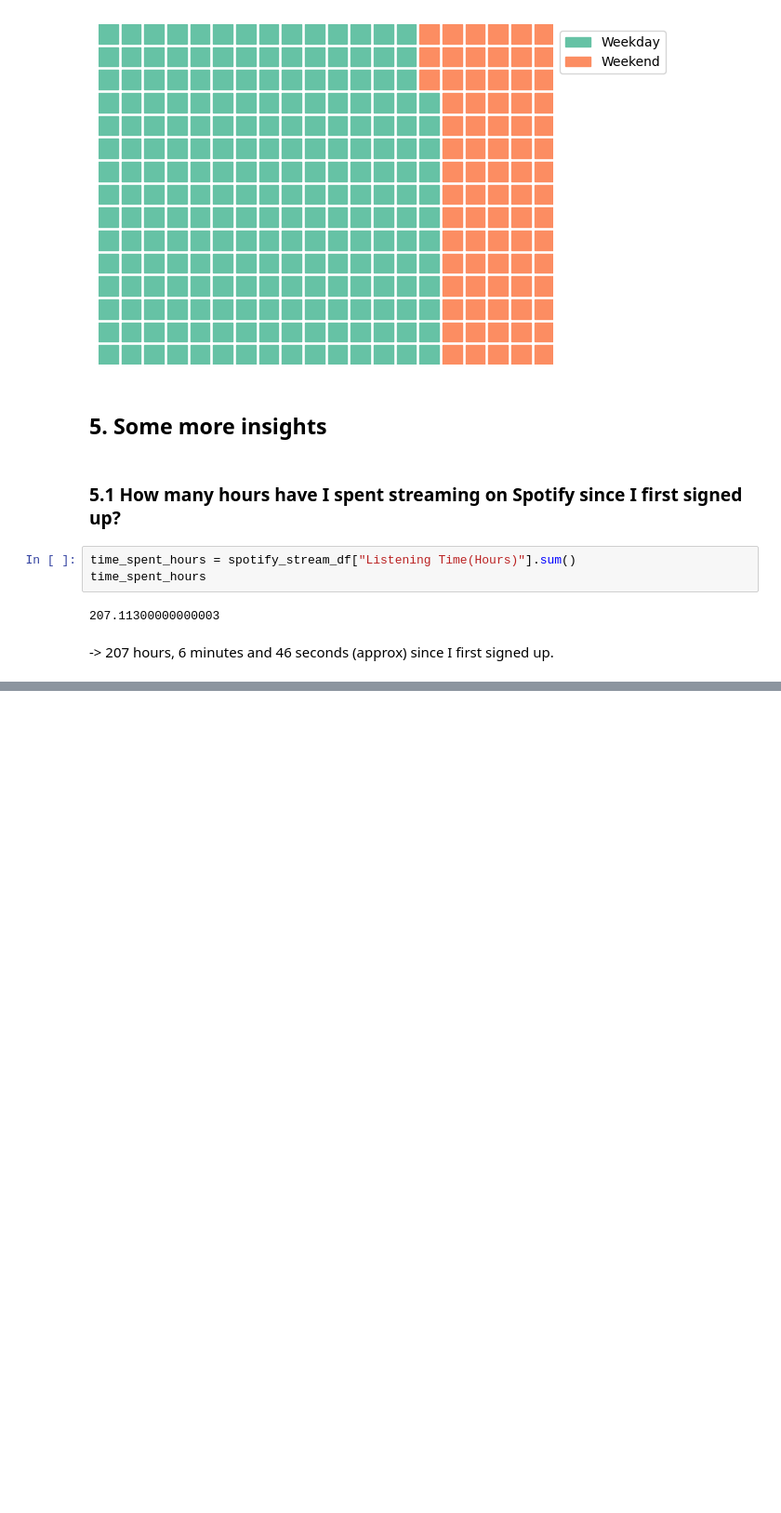
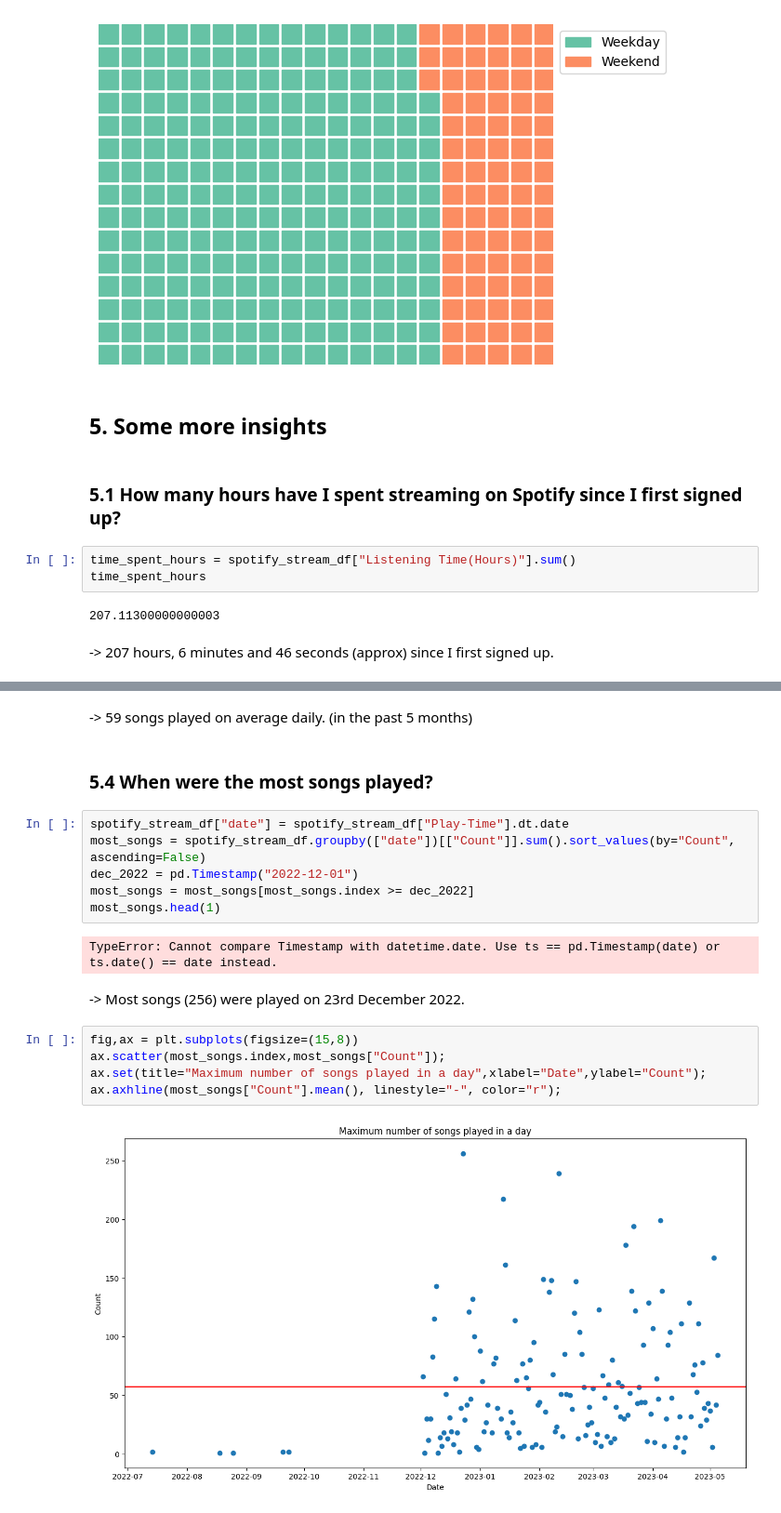
Before and after one commit to piyush-mk/SpotiStats, a Jupyter notebook: Notebook.ipynb, the cells around one changed output, grey strips where cells are left out. Shown at 93% size. Drawn from its saved outputs; the diff is of its cells as text; blank space fills up the shorter version.

```diff
--- a/Notebook.ipynb
+++ b/Notebook.ipynb
@@ -396,0 +419,21 @@ time_spent_hours
+# %% [markdown]
+-> 59 songs played on average daily. (in the past 5 months)
+# %% [markdown]
+### 5.4 When were the most songs played?
+# %%
+spotify_stream_df["date"] = spotify_stream_df["Play-Time"].dt.date
+most_songs = spotify_stream_df.groupby(["date"])[["Count"]].sum().sort_values(by="Count", ascending=False)
+dec_2022 = pd.Timestamp("2022-12-01")
+most_songs = most_songs[most_songs.index >= dec_2022]
+most_songs.head(1)
+# %% [output]
+TypeError: Cannot compare Timestamp with datetime.date. Use ts == pd.Timestamp(date) or ts.date() == date instead.
+# %% [markdown]
+-> Most songs (256) were played on 23rd December 2022.
+# %%
+fig,ax = plt.subplots(figsize=(15,8))
+ax.scatter(most_songs.index,most_songs["Count"]);
+ax.set(title="Maximum number of songs played in a day",xlabel="Date",ylabel="Count");
+ax.axhline(most_songs["Count"].mean(), linestyle="-", color="r");
+# %% [output]
+[figure, added]
```
Also changed, not shown: parts of 7 cells of this notebook, 1 other file.
